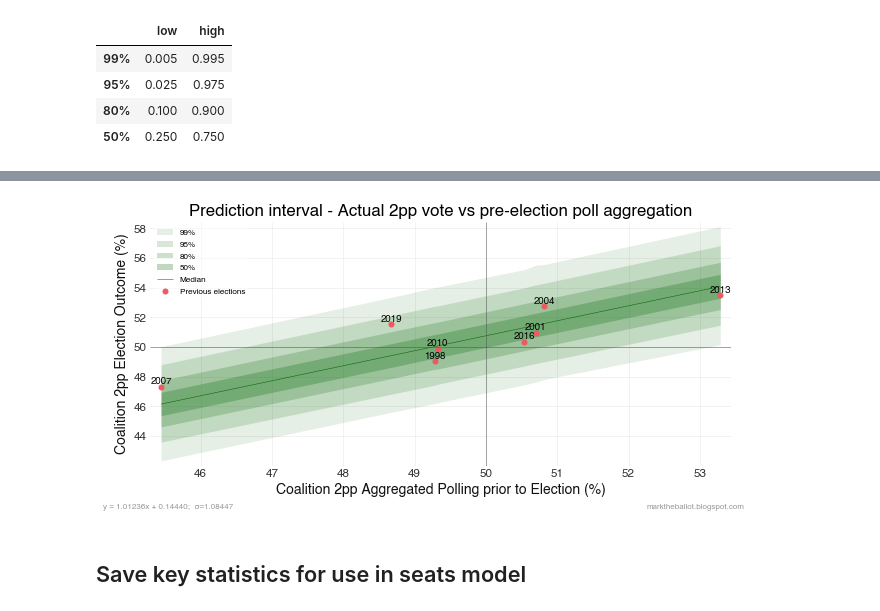
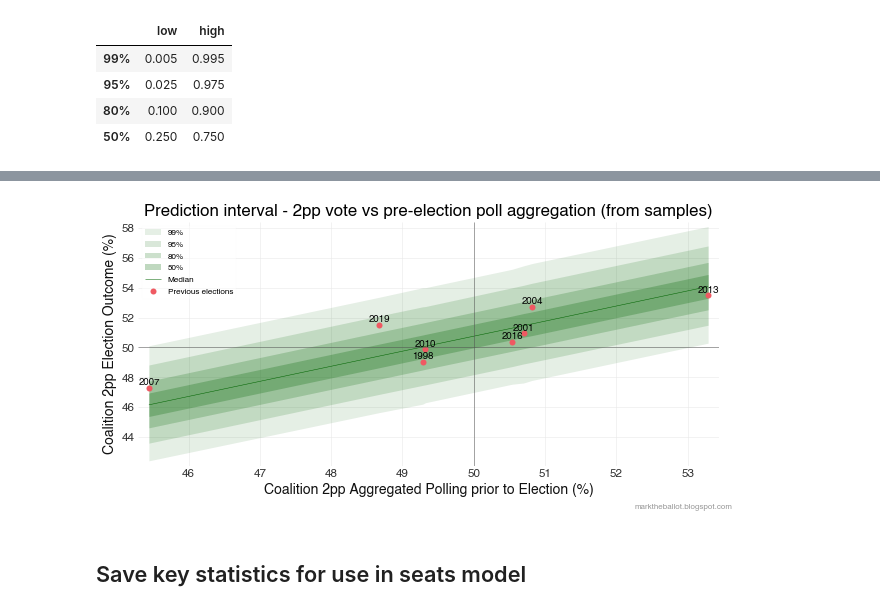
Before and after one commit to bpalmer4/Australian-Federal-Election-2022, a Jupyter notebook: notebooks/Bayesian seats model input for polls to election.ipynb, the cells around one changed output, grey strips where cells are left out. Saved outputs shown, nothing was run; the diff lists cells and outputs as text; code cells hidden in the pictures.

Commit message:
Prototype seats model completed

```diff
--- a/notebooks/Bayesian seats model input for polls to election.ipynb
+++ b/notebooks/Bayesian seats model input for polls to election.ipynb
@@ -78,0 +65,3 @@ def get_lowess(votes, dates, period=60):
+# %%
+with open('2pp.stan') as f:
+    tpp_model_code = f.read()
@@ -79,9 +77,10 @@ def get_lowess(votes, dates, period=60):
 # %%
-predictions = {}
+lowess_predictions = {}
+bayes_predictions = {}
 for election in past_polls['Election'].unique():
 
     # Plot the polling data
-    selected = past_polls[past_polls['Election'] == election]
+    selected = past_polls[past_polls['Election'] == election].copy()
     fix, ax = common.initiate_plot()
     markers = ['*', '<', '>', 'v', '^', 'd', 'x', 's', 'p']
     for i, firm in enumerate(selected['Firm'].unique()):
@@ -89,8 +88,8 @@ for election in past_polls['Election'].unique():
         ax.scatter(firm_data['Mean Date'], firm_data['2PP vote L/NP'],
                    color='dodgerblue', marker=markers[i], label=firm)
 
-    # summarise polling data
-    lowess, period = get_lowess(selected['2PP vote L/NP'], selected['Mean Date'])
+    # summarise polling data - LOWESS
+    lowess, period = common.get_lowess(selected['2PP vote L/NP'], selected['Mean Date'])
     ax.plot(lowess.index, lowess, c='darkblue', lw=2,
             label=f'{period}-day LOWESS regression')
 
@@ -110,7 +109,7 @@ for election in past_polls['Election'].unique():
         lfooter=None, rfooter='marktheballot.blogspot.com',
         location='../charts/')
 
-    predictions[election_date] = [lowess[-1], past_elections[election_date]] # prediction, outcome
+    lowess_predictions[election_date] = [lowess[-1], past_elections[election_date]] # prediction, outcome
 # %% [output]
 [figure]
 [figure]
@@ -125,7 +124,8 @@ for election in past_polls['Election'].unique():
 # %% [markdown]
 ### Data
 # %%
-prediction_df = pd.DataFrame(predictions, index=['Aggregated Polling', 'Election Outcome']).T
+USE_ME = lowess_predictions
+prediction_df = pd.DataFrame(USE_ME, index=['Aggregated Polling', 'Election Outcome']).T
 prediction_df['Pro-Coalition-bias'] = prediction_df['Aggregated Polling'] - prediction_df['Election Outcome']
 prediction_df.index = pd.to_datetime(prediction_df.index)
 prediction_df
@@ -374,10 +413,9 @@ def plot_est_quants(estimates, title, **kwargs):
                   title=title,
                   xlabel='Coalition 2pp Aggregated Polling prior to Election (%)',
                   ylabel='Coalition 2pp Election Outcome (%)',
-                  lfooter=equation,
                   **kwargs)
 # %%
 plot_est_quants(predictions,
-                'Prediction interval - Actual 2pp vote vs pre-election poll aggregation')
+                'Prediction interval - 2pp vote vs pre-election poll aggregation (from samples)')
 # %% [output]
-[figure, old version]
+[figure, new version]
```
Also changed, not shown: parts of 20 cells of this notebook, 8 other files.
